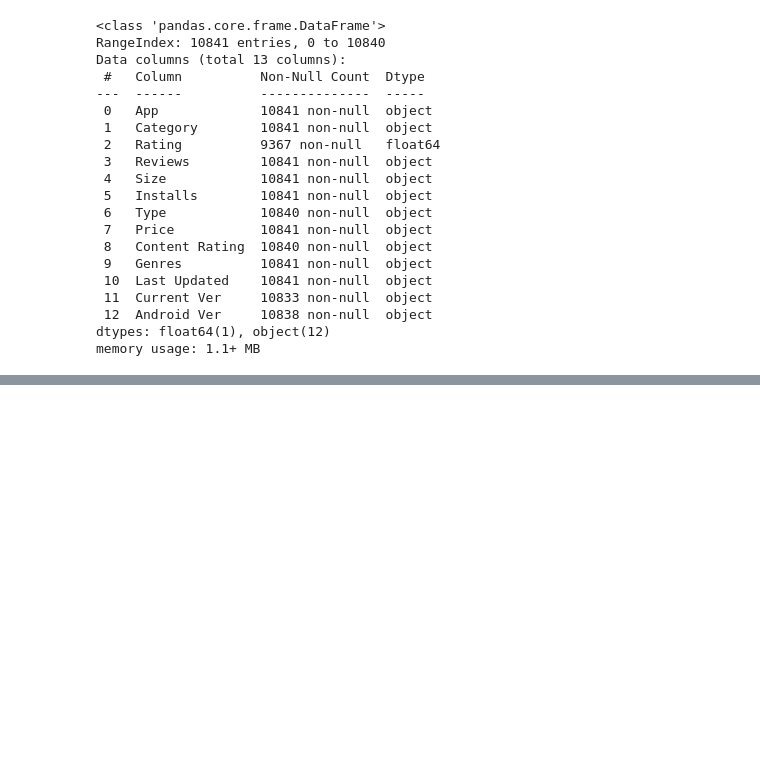
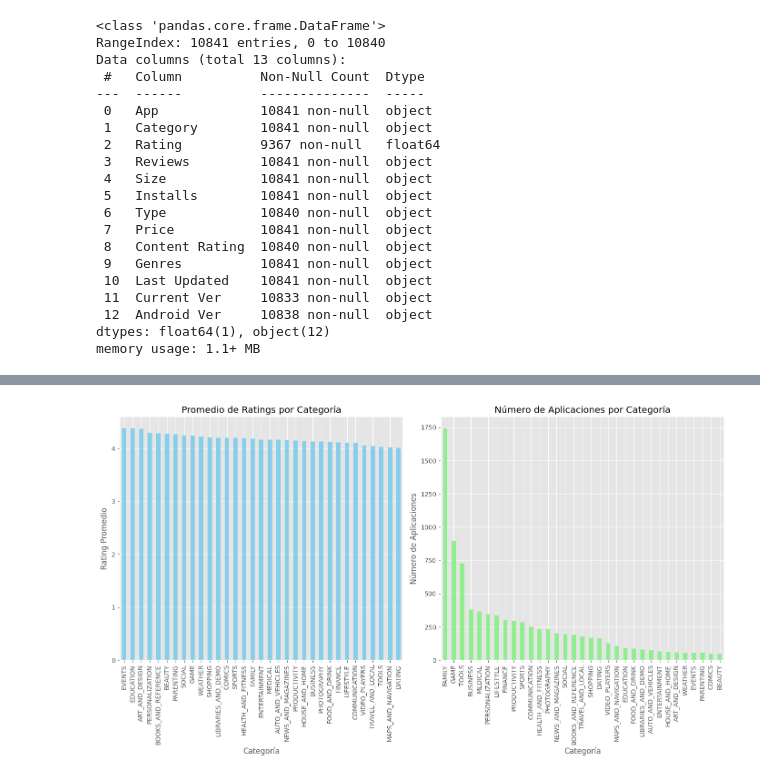
Before and after one commit to claudia17018/Google-Play-Store-Lab, a Jupyter notebook: notebooks/laboratorio/Lab2_Graf-Analisis_Playstore.ipynb, the cells around one changed output, grey strips where cells are left out. Drawn from its saved outputs; the diff is of its cells as text; code cells hidden in the pictures; blank space fills up the shorter version.

```diff
--- a/notebooks/laboratorio/Lab2_Graf-Analisis_Playstore.ipynb
+++ b/notebooks/laboratorio/Lab2_Graf-Analisis_Playstore.ipynb
@@ -226,0 +353,30 @@ plt.show()
+# %%
+# Calcular el promedio de ratings por categoría
+avg_ratings_by_category = df_cleaned.groupby('Category')['Rating'].mean().sort_values(ascending=False)
+
+# Calcular el conteo de aplicaciones por categoría
+app_counts_by_category = df_cleaned['Category'].value_counts()
+
+# Visualización con gráfico de barras agrupadas
+plt.figure(figsize=(14, 8))
+
+# Gráfico de barras para promedio de ratings
+plt.subplot(1, 2, 1)
+avg_ratings_by_category.plot(kind='bar', color='skyblue')
+plt.title('Promedio de Ratings por Categoría')
+plt.xlabel('Categoría')
+plt.ylabel('Rating Promedio')
+plt.xticks(rotation=90)
+
+# Gráfico de barras para conteo de aplicaciones por categoría
+plt.subplot(1, 2, 2)
+app_counts_by_category.plot(kind='bar', color='lightgreen')
+plt.title('Número de Aplicaciones por Categoría')
+plt.xlabel('Categoría')
+plt.ylabel('Número de Aplicaciones')
+plt.xticks(rotation=90)
+
+plt.tight_layout()
+plt.show()
+# %% [output]
+[figure, added]
```
Also changed, not shown: parts of 20 cells of this notebook, 1 other file.
